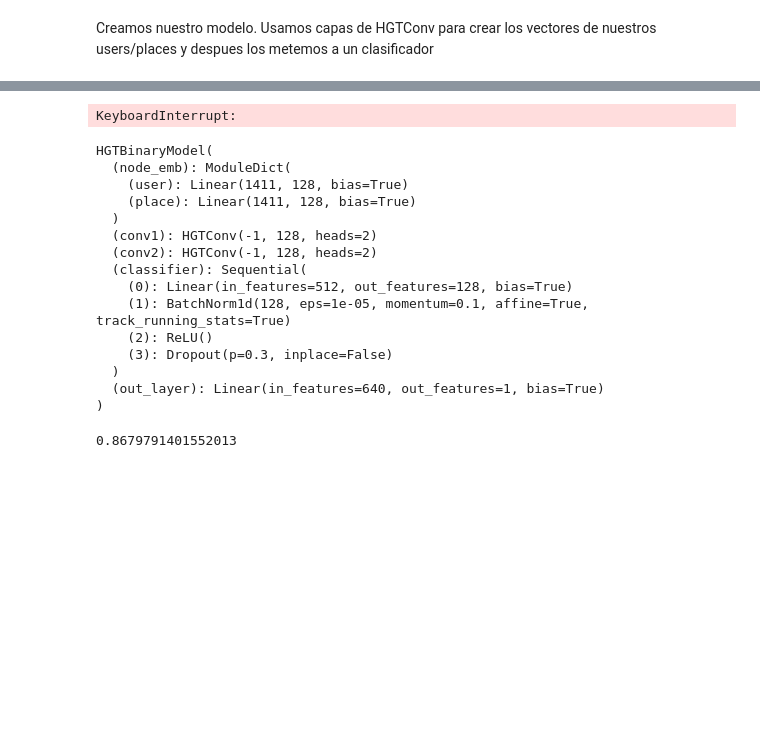
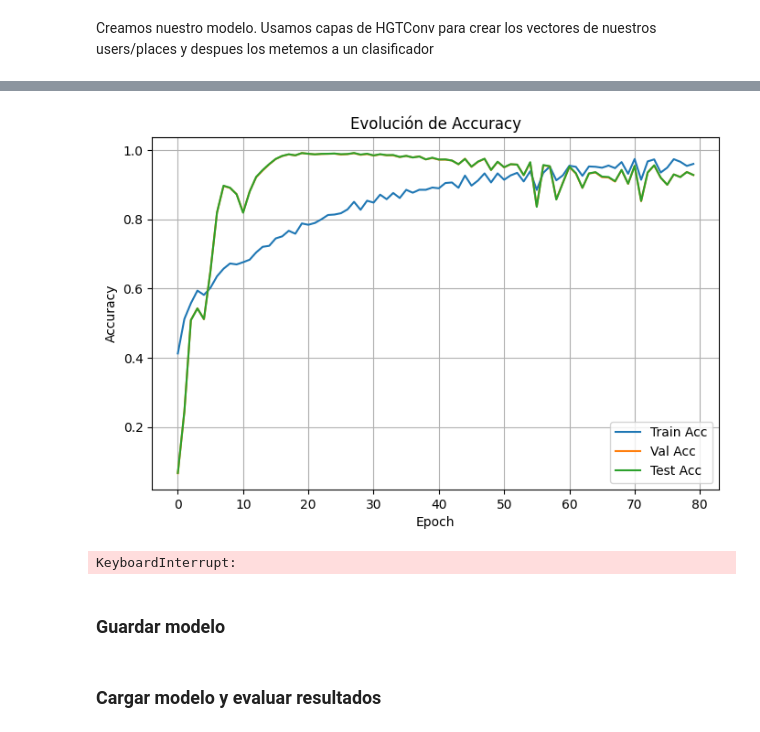
Before and after one commit to FranMoscato/tp_yelp, a Jupyter notebook: grafos_script.ipynb, the cells around one changed output, grey strips where cells are left out. Cells and saved outputs as stored; diff of their text form; code cells hidden in the pictures; blank space fills up the shorter version.

```diff
--- a/grafos_script.ipynb
+++ b/grafos_script.ipynb
@@ -247,6 +247,18 @@ data['user', 'rates', 'place'].edge_attr_label  = torch.from_numpy((ratings > 3)
 
 # Cargamos embedding de reseña a la arista
 data['user', 'rates', 'place'].edge_attr = edge_embeddings
+# %%
+inv_user = [None] * NUM_NODES_USER
+for uid, idx in user_mapping.items():
+    inv_user[idx] = uid
+
+data['user'].id = inv_user
+
+inv_place = [None] * NUM_NODES_PLACE
+for bid, idx in place_mapping.items():
+    inv_place[idx] = bid
+
+data['place'].id = inv_place
 # %%
 df_business
 
@@ -498,3 +522,6 @@ user_final_features_np = np.concatenate([category_vecs, review_embeddings], axis
 
 # Pasamos a tensores
 user_final_features = torch.from_numpy(user_final_features_np).float()
+
+# Convertir los user_id nuevos a lista
+new_user_ids = list(users_unique_review)
@@ -771,3 +821,25 @@ SyntaxError: invalid syntax (2860961777.py, line 1)
+# %%
+# Convertir a array para indexar más fácil
+perf = np.array(performance_recall_neg)
+
+epochs   = perf[:, 0]
+train_acc = perf[:, 1]
+val_acc   = perf[:, 2]
+test_acc  = perf[:, 3]
+
+plt.figure(figsize=(8,5))
+plt.plot(epochs, train_acc, label="Train Acc")
+plt.plot(epochs, val_acc, label="Val Acc")
+plt.plot(epochs, test_acc, label="Test Acc")
+plt.xlabel("Epoch")
+plt.ylabel("Accuracy")
+plt.title("Evolución de Accuracy")
+plt.legend()
+plt.grid(True)
+
+plt.show()
+# %% [output]
+[figure, added]
 # %%
 métricas (AUC, Recall@K)
 # %%
@@ -800,4 +872,6 @@ def plot_interactive_graph(data, num_edges=10000):
 plot_interactive_graph(train_data_raw, num_edges=100000)
 # %% [output]
 KeyboardInterrupt:
+# %% [markdown]
+### Guardar modelo
 # %%
@@ -805,34 +879,12 @@ path_model=os.path.join(current_dir, "modelo_yelp2.pth")
 torch.save(model.state_dict(), path_model)
+# %% [markdown]
+### Cargar modelo y evaluar resultados
 # %%
 model1 = model = HGTBinaryModel(
     metadata=train_data_raw.metadata(),
     hidden_channels=128,
     heads=2
 )
-model1.load_state_dict(torch.load("modelo_yelp2.pth"))
+model1.load_state_dict(torch.load("modelo_yelp_philly.pth"))
 model1.eval()
+model1=model1.to(device)
-# %% [output]
-HGTBinaryModel(
-  (node_emb): ModuleDict(
-    (user): Linear(1411, 128, bias=True)
-    (place): Linear(1411, 128, bias=True)
-  )
-  (conv1): HGTConv(-1, 128, heads=2)
-  (conv2): HGTConv(-1, 128, heads=2)
-  (classifier): Sequential(
-    (0): Linear(in_features=512, out_features=128, bias=True)
-    (1): BatchNorm1d(128, eps=1e-05, momentum=0.1, affine=True, track_running_stats=True)
-    (2): ReLU()
-    (3): Dropout(p=0.3, inplace=False)
-  )
-  (out_layer): Linear(in_features=640, out_features=1, bias=True)
-)
-# %%
-model1=model1.to(device)
-logits_test = model.predict_edges(h_train, test_data_raw['user','rates','place'].edge_label_index)
-test_prob = torch.sigmoid(logits_test)
-test_pred = (test_prob > 0.5).long()
-test_acc = (test_pred == y_test.long()).sum().item() / y_test.size(0)
-print(test_acc)
-# %% [output]
-0.8679791401552013
```
Also changed, not shown: parts of 21 cells of this notebook, 1 other file.
